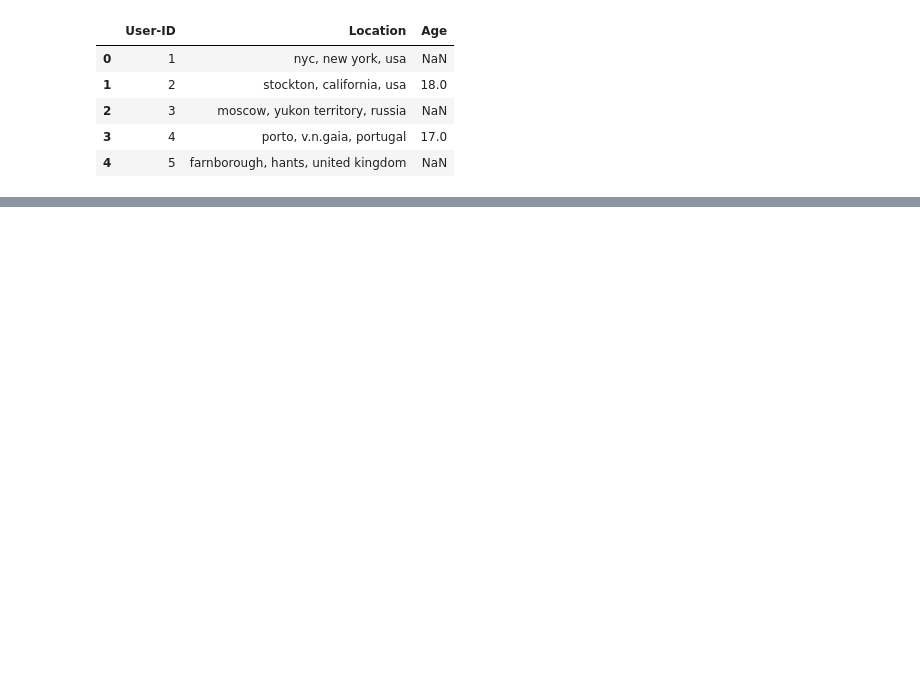
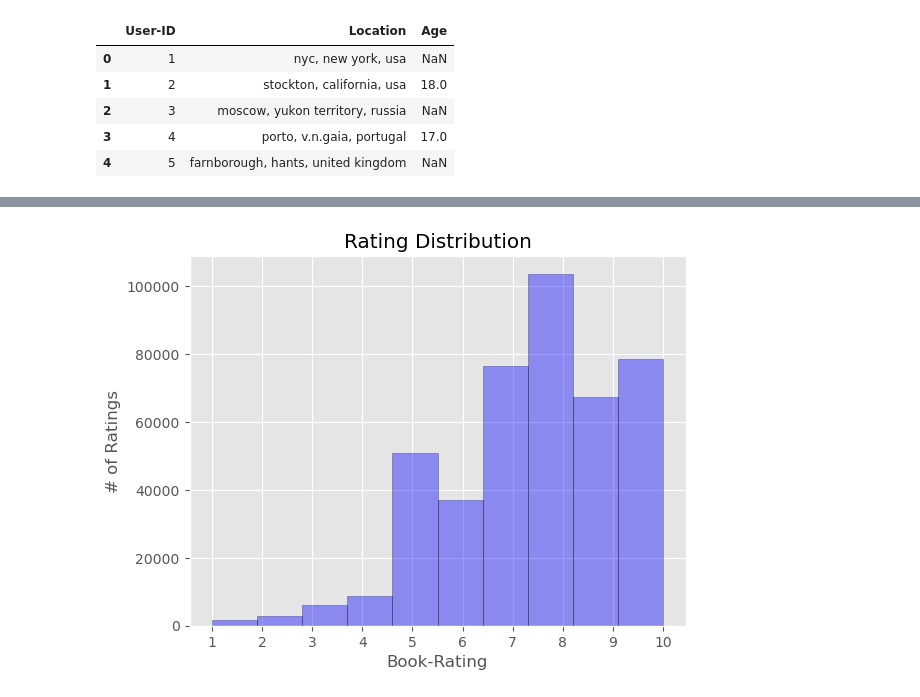
Before and after one commit to MMMarinov/ProjectPortfolio, a Jupyter notebook: 1. Data Science/2. KNN - Book Recommender/KNN-Book Recommender.ipynb, the cells around one changed output, grey strips where cells are left out. Saved outputs shown, nothing was run; the diff lists cells and outputs as text; code cells hidden in the pictures; blank space fills up the shorter version.

```diff
--- a/1. Data Science/2. KNN - Book Recommender/KNN-Book Recommender.ipynb
+++ b/1. Data Science/2. KNN - Book Recommender/KNN-Book Recommender.ipynb
@@ -164,0 +113,2 @@ dtype: int64
+# %%
+book_rating_clean_df = book_rating_df[book_rating_df['Book-Rating']>0]
@@ -164,0 +121,9 @@ dtype: int64
+# %%
+sns.distplot(book_rating_clean_df['Book-Rating'], hist=True, kde=False, hist_kws={'edgecolor': 'black'}, kde_kws={'linewidth': 2},bins=10,
+             color='blue')
+plt.title("Rating Distribution")
+plt.ylabel("# of Ratings")
+plt.xticks(np.arange(1, 11, 1))
+plt.show()
+# %% [output]
+[figure, added]
```
Also changed, not shown: parts of 14 cells of this notebook.
